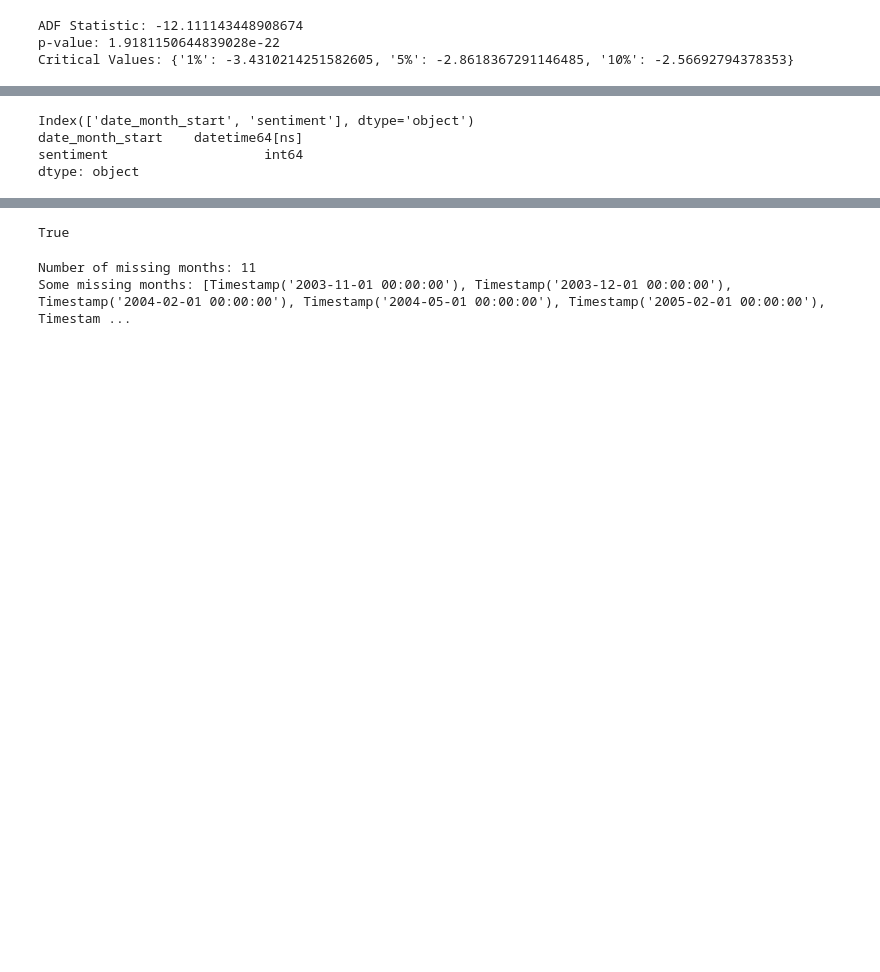
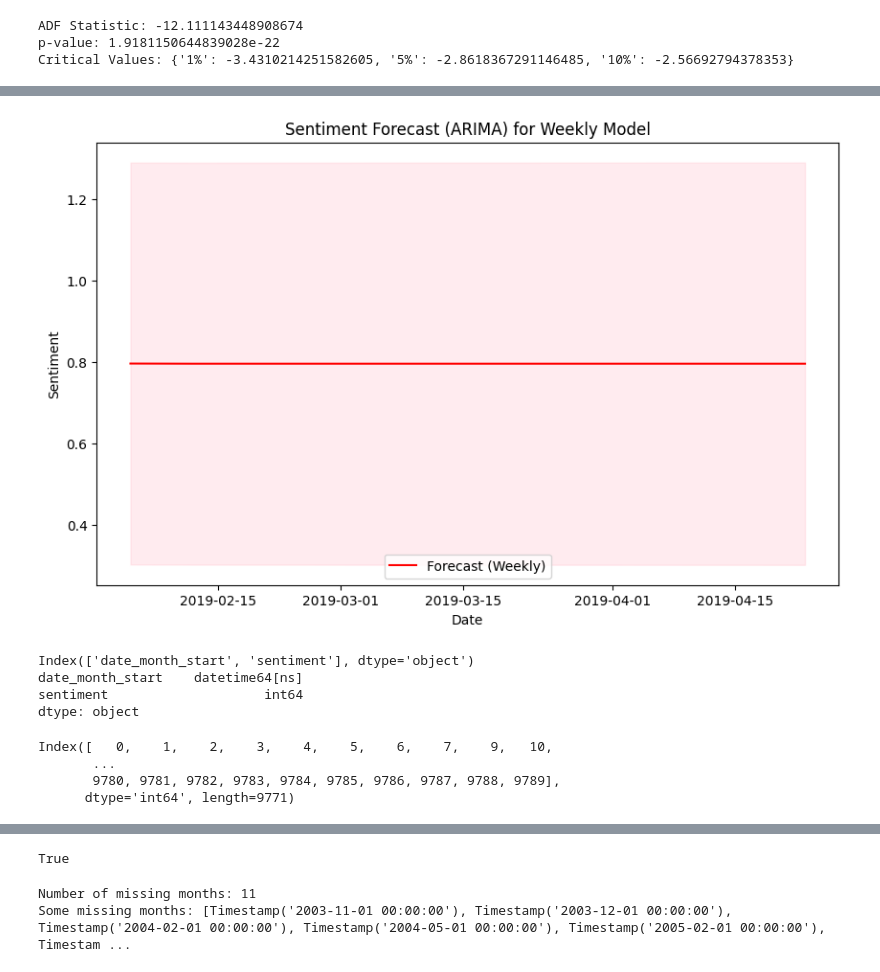
Before and after one commit to mathslearn/itd214_proj, a Jupyter notebook: itd214_1038987u_project_20250302.ipynb, the cells around one changed output, grey strips where cells are left out. Saved outputs shown, nothing was run; the diff lists cells and outputs as text; code cells hidden in the pictures; blank space fills up the shorter version.

```diff
--- a/itd214_1038987u_project_20250302.ipynb
+++ b/itd214_1038987u_project_20250302.ipynb
@@ -2501,3 +2215,51 @@ plt.show()
+# %%
+import matplotlib.pyplot as plt
+import pandas as pd
+
+# Resample the data to weekly frequency (if needed)
+df4_weekly = df4['sentiment'].resample('W-TUE').mean()
+
+# Define historical data range for weekly model
+start_date_weekly = df4.index[0]  # First date in dataset
+end_date_weekly = df4.index[-1]  # Last date in dataset
+
+# Define the start and end dates for historical data and the forecast period
+# start_date_weekly = pd.Timestamp('2003-10-20 00:00:00')
+# end_date_weekly = pd.Timestamp('2019-01-30 00:00:00')
+
+# Number of forecast periods (12 weeks ahead)
+forecast_periods = 12
+
+# Get the forecast for the next 12 weeks
+forecast = fitted_model.get_forecast(steps=forecast_periods)
+forecast_mean = forecast.predicted_mean
+forecast_conf_int = forecast.conf_int()
+
+# Create forecast index starting from the last date in the data (weekly intervals)
+forecast_index = pd.date_range(start=end_date_weekly + pd.Timedelta(weeks=1), periods=forecast_periods, freq='W-TUE')
+
+# Plot the historical data and forecast
+plt.figure(figsize=(10, 6))
+
+# Plot the historical weekly data
+# plt.plot(df4_weekly.index, df4_weekly, label='Historical Sentiment (Weekly)', color='blue')
+
+# Plot the forecasted data
+plt.plot(forecast_index, forecast_mean, label='Forecast (Weekly)', color='red')
+
+# Plot the forecast confidence intervals
+plt.fill_between(forecast_index, forecast_conf_int.iloc[:, 0], forecast_conf_int.iloc[:, 1], color='pink', alpha=0.3)
+
+# Adding labels and title
+plt.xlabel('Date')
+plt.ylabel('Sentiment')
+plt.title('Sentiment Forecast (ARIMA) for Weekly Model')
+plt.legend()
+
+# Show the plot
+plt.show()
+# %% [output]
+[figure, added]
 # %%
 # Create a new dataframe by dropping all columns except date_month_start and sentiment.
 
@@ -2511,6 +2273,13 @@ Index(['date_month_start', 'sentiment'], dtype='object')
 date_month_start    datetime64[ns]
 sentiment                    int64
 dtype: object
+# %%
+df5.index
+# %% [output]
+Index([   0,    1,    2,    3,    4,    5,    6,    7,    9,   10,
+       ...
+       9780, 9781, 9782, 9783, 9784, 9785, 9786, 9787, 9788, 9789],
+      dtype='int64', length=9771)
 # %%
 # Augmented Dickey-Fuller (ADF) test. The null hypothesis of the ADF test is that the series is non-stationary.
 from statsmodels.tsa.stattools import adfuller
```
Also changed, not shown: parts of 88 cells of this notebook.
